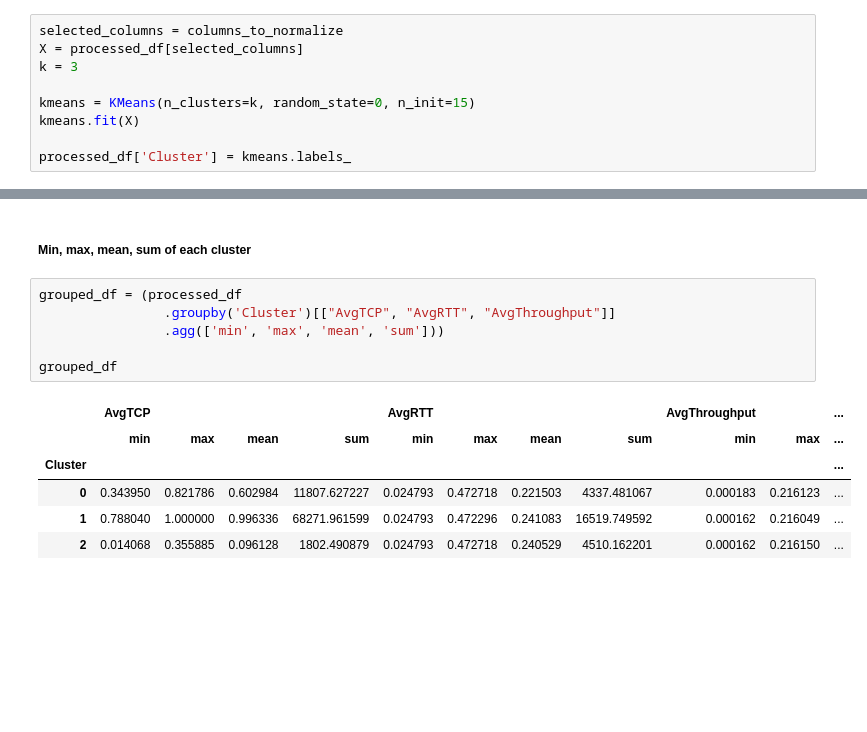
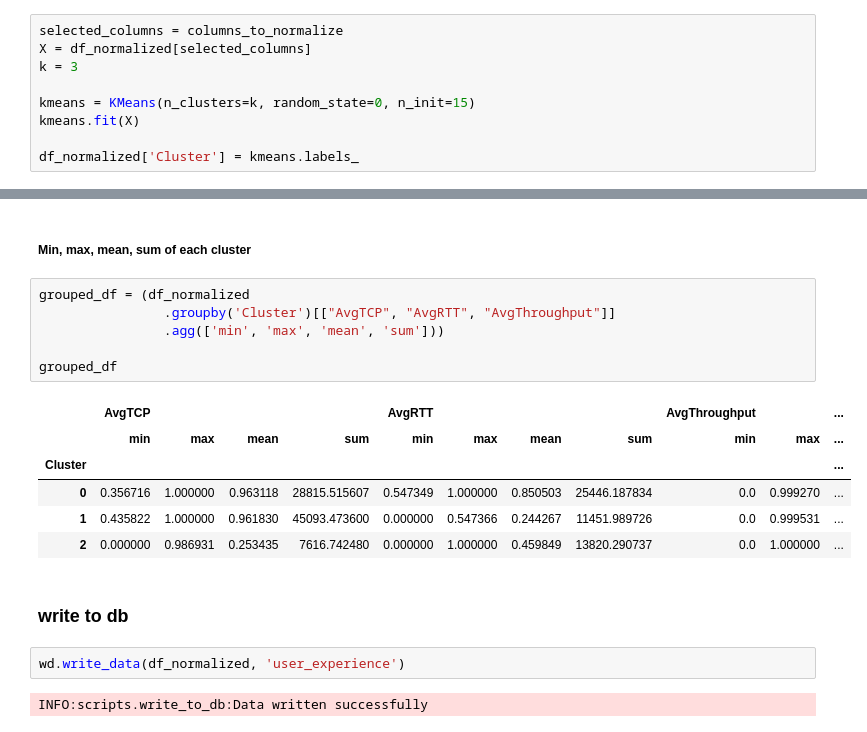
Before and after one commit to Misganaw-Berihun/User_analytics_in_Telecommunication, a Jupyter notebook: notebooks/04_experience_anaytics.ipynb, the cells around one changed output, grey strips where cells are left out. Drawn from its saved outputs; the diff is of its cells as text; blank space fills up the shorter version.

```diff
--- a/notebooks/04_experience_anaytics.ipynb
+++ b/notebooks/04_experience_anaytics.ipynb
@@ -392,13 +386,13 @@ The optimal k = 3
 ##### Clustering into k = 3 groups
 # %%
 selected_columns = columns_to_normalize
-X = processed_df[selected_columns]
+X = df_normalized[selected_columns]
 k = 3
 
 kmeans = KMeans(n_clusters=k, random_state=0, n_init=15)
 kmeans.fit(X)
 
-processed_df['Cluster'] = kmeans.labels_
+df_normalized['Cluster'] = kmeans.labels_
 # %% [markdown]
 ##### Plot of clusters
 # %%
@@ -429,15 +423,21 @@ plt.show()
 # %% [markdown]
 ##### Min, max, mean, sum of each cluster
 # %%
-grouped_df = (processed_df
+grouped_df = (df_normalized
                 .groupby('Cluster')[["AvgTCP", "AvgRTT", "AvgThroughput"]]
                 .agg(['min', 'max', 'mean', 'sum']))
 
 grouped_df
 # %% [output]
 |  | AvgTCP |  |  |  | AvgRTT |  |  |  | AvgThroughput |  | ... |
 |  | min | max | mean | sum | min | max | mean | sum | min | max | ... |
 | Cluster |  |  |  |  |  |  |  |  |  |  | ... |
-| 0 | 0.343950 | 0.821786 | 0.602984 | 11807.627227 | 0.024793 | 0.472718 | 0.221503 | 4337.481067 | 0.000183 | 0.216123 | ... |
-| 1 | 0.788040 | 1.000000 | 0.996336 | 68271.961599 | 0.024793 | 0.472296 | 0.241083 | 16519.749592 | 0.000162 | 0.216049 | ... |
-| 2 | 0.014068 | 0.355885 | 0.096128 | 1802.490879 | 0.024793 | 0.472718 | 0.240529 | 4510.162201 | 0.000162 | 0.216150 | ... |
+| 0 | 0.356716 | 1.000000 | 0.963118 | 28815.515607 | 0.547349 | 1.000000 | 0.850503 | 25446.187834 | 0.0 | 0.999270 | ... |
+| 1 | 0.435822 | 1.000000 | 0.961830 | 45093.473600 | 0.000000 | 0.547366 | 0.244267 | 11451.989726 | 0.0 | 0.999531 | ... |
+| 2 | 0.000000 | 0.986931 | 0.253435 | 7616.742480 | 0.000000 | 1.000000 | 0.459849 | 13820.290737 | 0.0 | 1.000000 | ... |
+# %% [markdown]
+### write to db
+# %%
+wd.write_data(df_normalized, 'user_experience')
+# %% [output]
+INFO:scripts.write_to_db:Data written successfully
```
Also changed, not shown: parts of 5 cells of this notebook, 3 other files.
